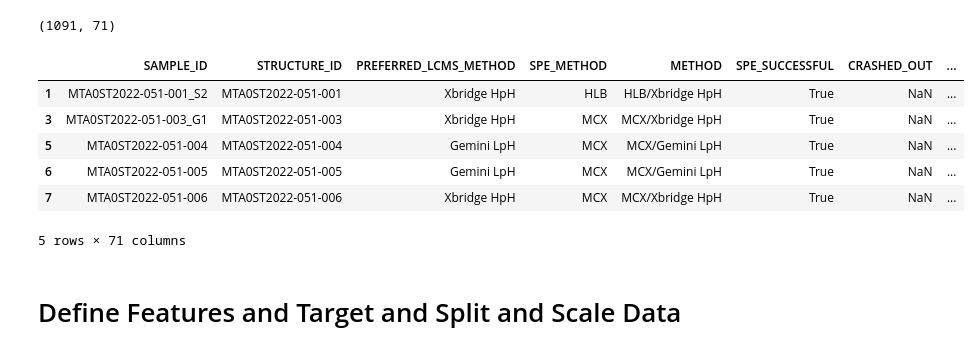
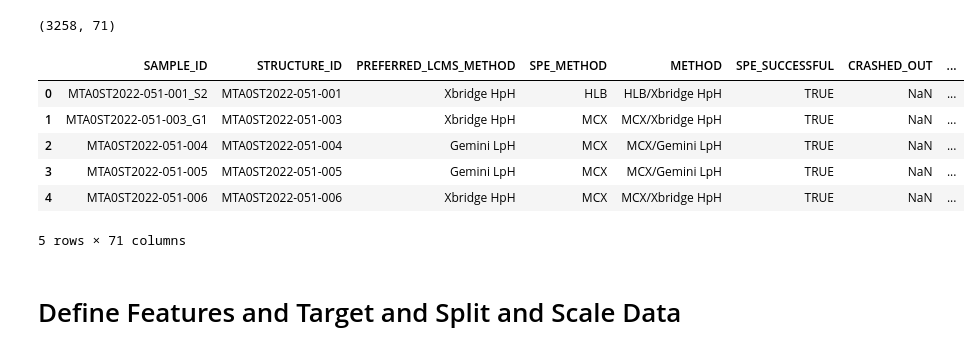
Before and after one commit to jenamis/final-project, a Jupyter notebook: MachineLearning/ML_model_testing.ipynb, the cells around one changed output. Drawn from its saved outputs; the diff is of its cells as text; code cells hidden in the pictures.

Commit message:
Updated ML script to pull data from AWS and added feature importance graph

```diff
--- a/MachineLearning/ML_model_testing.ipynb
+++ b/MachineLearning/ML_model_testing.ipynb
@@ -85,0 +83,15 @@ df.head()
+# %%
+# Connect to AWS database
+database_url = f'postgresql://postgres:purifai2022@purifai.ceoinb9nwfxg.us-west-1.rds.amazonaws.com/postgres'
+engine = sqlalchemy.create_engine(database_url)
+connection = engine.connect()
+# %%
+# Establish connection with engine object
+with engine.connect() as conn:
+    result = conn.execute(text("SELECT * FROM SPE_analysis;"))
+# %%
+# Create DF
+df2 = pd.DataFrame(result, columns = result.keys())
+df2 = df2.drop(columns = "_c0")
+print(df2.shape)
+df2.head()
@@ -86,16 +127,16 @@ df.head()
 # %%
 # Keep only rows where "SPE_SUCCESSFUL" is True
-df = df[df["SPE_SUCCESSFUL"] == True]
-print(df.shape)
-df.head()
+df2 = df2[df2["SPE_SUCCESSFUL"] == "TRUE"]
+print(df2.shape)
+df2.head()
 # %% [output]
-(1091, 71)
+(3258, 71)
 |  | SAMPLE_ID | STRUCTURE_ID | PREFERRED_LCMS_METHOD | SPE_METHOD | METHOD | SPE_SUCCESSFUL | CRASHED_OUT | ... |
-| 1 | MTA0ST2022-051-001_S2 | MTA0ST2022-051-001 | Xbridge HpH | HLB | HLB/Xbridge HpH | True | NaN | ... |
-| 3 | MTA0ST2022-051-003_G1 | MTA0ST2022-051-003 | Xbridge HpH | MCX | MCX/Xbridge HpH | True | NaN | ... |
-| 5 | MTA0ST2022-051-004 | MTA0ST2022-051-004 | Gemini LpH | MCX | MCX/Gemini LpH | True | NaN | ... |
-| 6 | MTA0ST2022-051-005 | MTA0ST2022-051-005 | Gemini LpH | MCX | MCX/Gemini LpH | True | NaN | ... |
-| 7 | MTA0ST2022-051-006 | MTA0ST2022-051-006 | Xbridge HpH | MCX | MCX/Xbridge HpH | True | NaN | ... |
+| 0 | MTA0ST2022-051-001_S2 | MTA0ST2022-051-001 | Xbridge HpH | HLB | HLB/Xbridge HpH | TRUE | NaN | ... |
+| 1 | MTA0ST2022-051-003_G1 | MTA0ST2022-051-003 | Xbridge HpH | MCX | MCX/Xbridge HpH | TRUE | NaN | ... |
+| 2 | MTA0ST2022-051-004 | MTA0ST2022-051-004 | Gemini LpH | MCX | MCX/Gemini LpH | TRUE | NaN | ... |
+| 3 | MTA0ST2022-051-005 | MTA0ST2022-051-005 | Gemini LpH | MCX | MCX/Gemini LpH | TRUE | NaN | ... |
+| 4 | MTA0ST2022-051-006 | MTA0ST2022-051-006 | Xbridge HpH | MCX | MCX/Xbridge HpH | TRUE | NaN | ... |
 5 rows × 71 columns
 # %% [markdown]
 # Define Features and Target and Split and Scale Data
```
Also changed, not shown: parts of 45 cells of this notebook, 1 other file.
